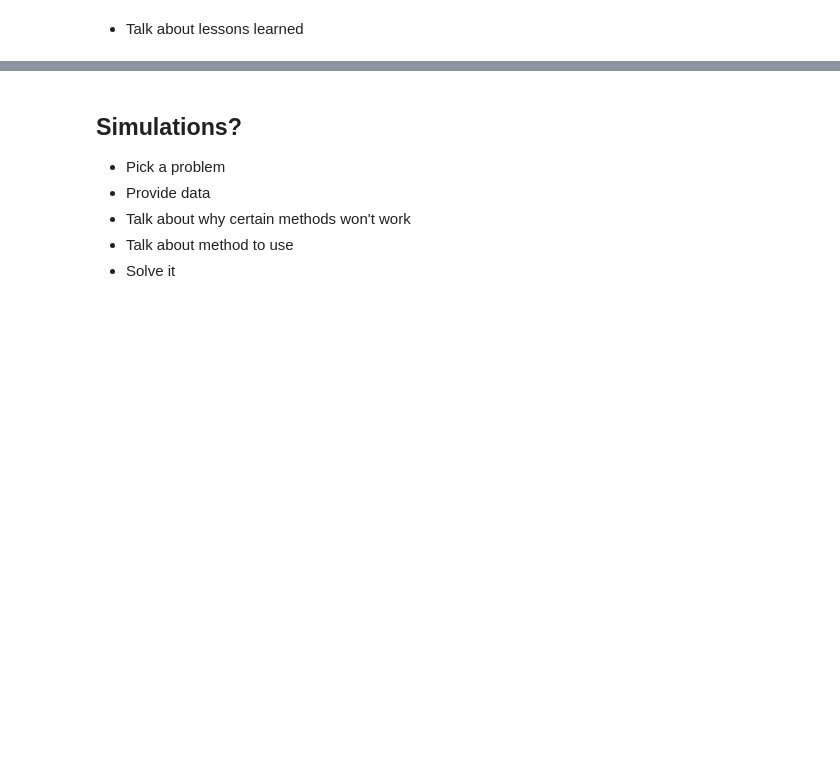
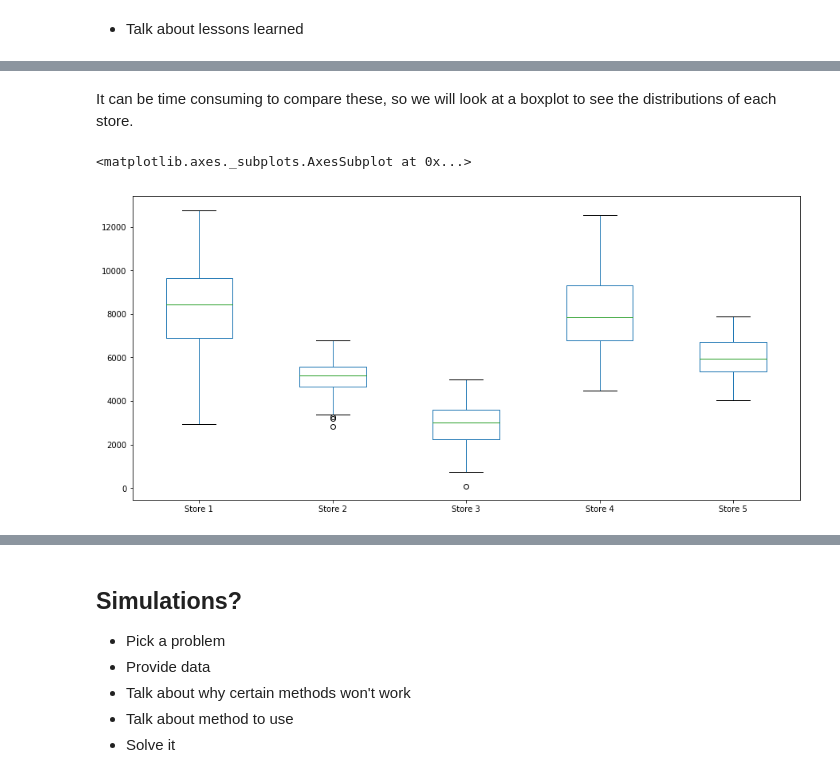
Before and after one commit to JeffMacaluso/Talks, a Jupyter notebook: WhenToUseWhat/WhenToUseWhat.ipynb, the cells around one changed output, grey strips where cells are left out. Saved outputs shown, nothing was run; the diff lists cells and outputs as text; code cells hidden in the pictures; blank space fills up the shorter version.

```diff
--- a/WhenToUseWhat/WhenToUseWhat.ipynb
+++ b/WhenToUseWhat/WhenToUseWhat.ipynb
@@ -390,0 +484,8 @@ Frustrated and embarrassed, you go back to the drawing board to start over.
+# %% [markdown]
+It can be time consuming to compare these, so we will look at a boxplot to see the distributions of each store.
+# %%
+# Examining the distributions with box plots
+store_sales.boxplot(figsize=(15, 7), grid=False)
+# %% [output]
+<matplotlib.axes._subplots.AxesSubplot at 0x...>
+[figure, added]
```
Also changed, not shown: parts of 14 cells of this notebook.
